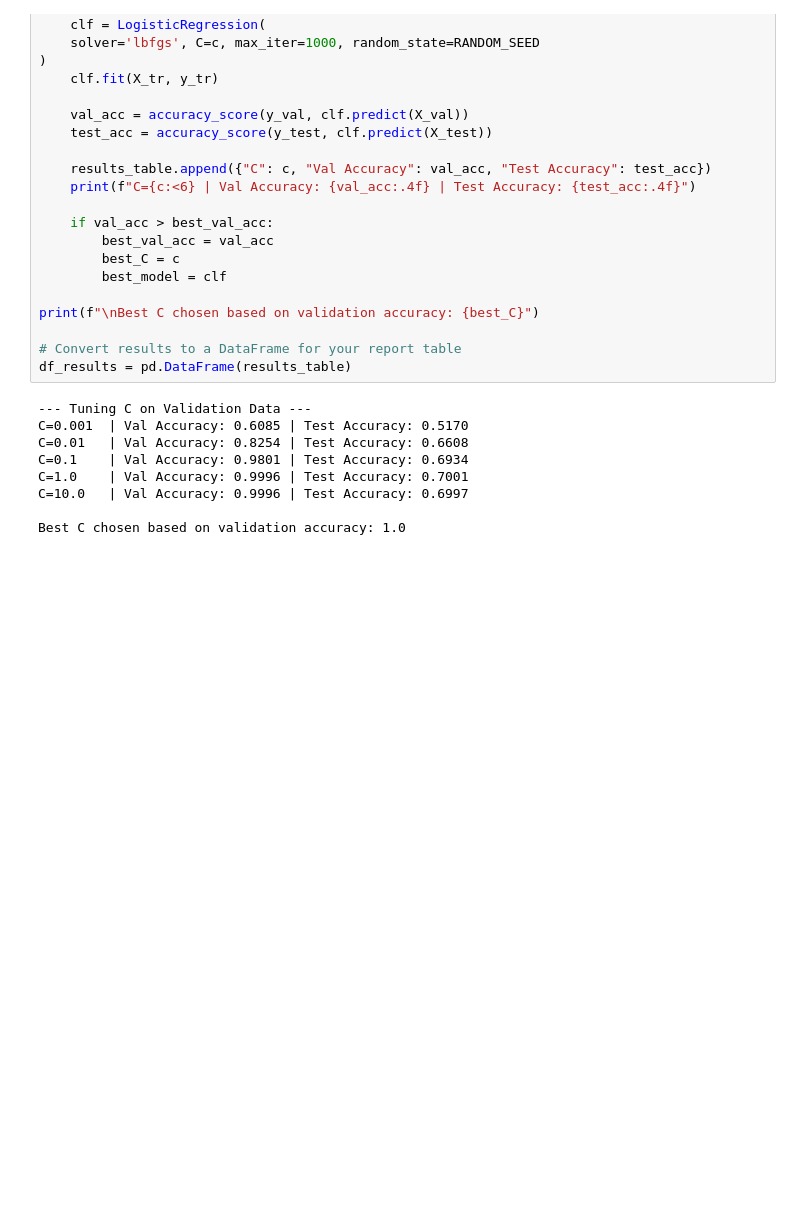
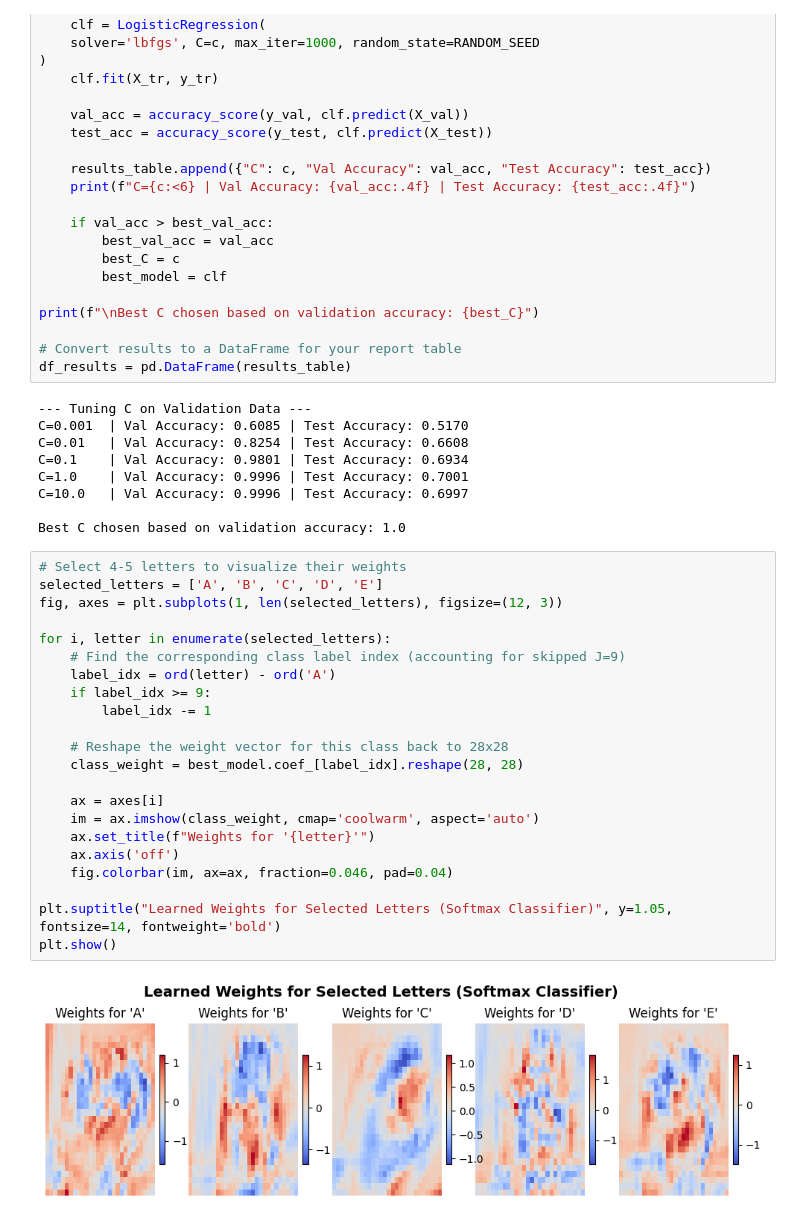
Before and after one commit to rama603/Reading-Sign-Language-, a Jupyter notebook: Reading_Sign_Language.ipynb, the cells around one changed output. Saved outputs shown, nothing was run; the diff lists cells and outputs as text; blank space fills up the shorter version.

Commit message:
Weight interpertation and confused pairs

```diff
--- a/Reading_Sign_Language.ipynb
+++ b/Reading_Sign_Language.ipynb
@@ -108,3 +110,27 @@ C=1.0    | Val Accuracy: 0.9996 | Test Accuracy: 0.7001
 C=10.0   | Val Accuracy: 0.9996 | Test Accuracy: 0.6997
 
 Best C chosen based on validation accuracy: 1.0
+# %%
+# Select 4-5 letters to visualize their weights
+selected_letters = ['A', 'B', 'C', 'D', 'E']
+fig, axes = plt.subplots(1, len(selected_letters), figsize=(12, 3))
+
+for i, letter in enumerate(selected_letters):
+    # Find the corresponding class label index (accounting for skipped J=9)
+    label_idx = ord(letter) - ord('A')
+    if label_idx >= 9:
+        label_idx -= 1
+
+    # Reshape the weight vector for this class back to 28x28
+    class_weight = best_model.coef_[label_idx].reshape(28, 28)
+
+    ax = axes[i]
+    im = ax.imshow(class_weight, cmap='coolwarm', aspect='auto')
+    ax.set_title(f"Weights for '{letter}'")
+    ax.axis('off')
+    fig.colorbar(im, ax=ax, fraction=0.046, pad=0.04)
+
+plt.suptitle("Learned Weights for Selected Letters (Softmax Classifier)", y=1.05, fontsize=14, fontweight='bold')
+plt.show()
+# %% [output]
+[figure, added]
```
Also changed, not shown: parts of 2 cells of this notebook.
